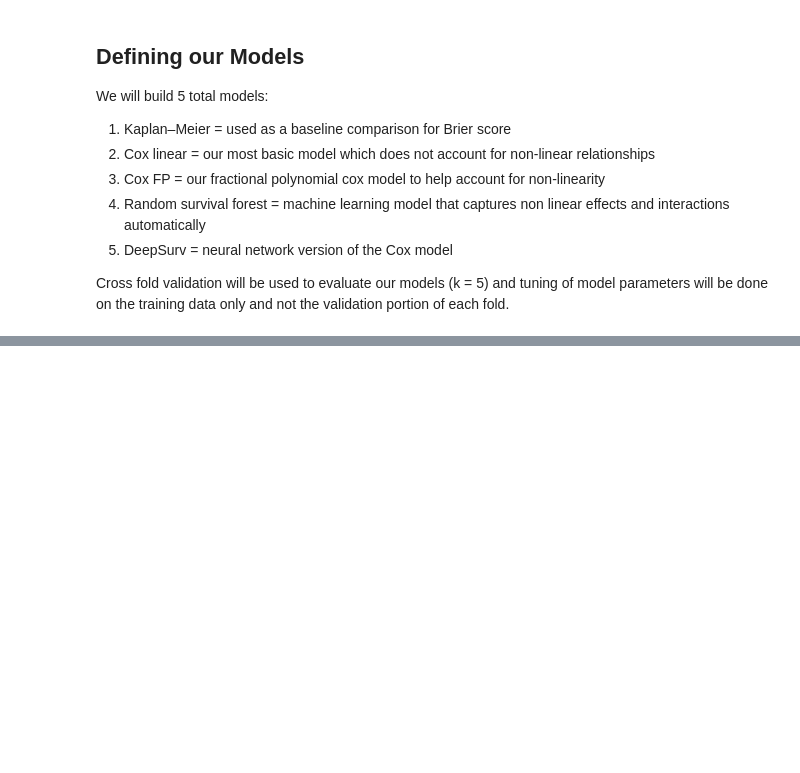
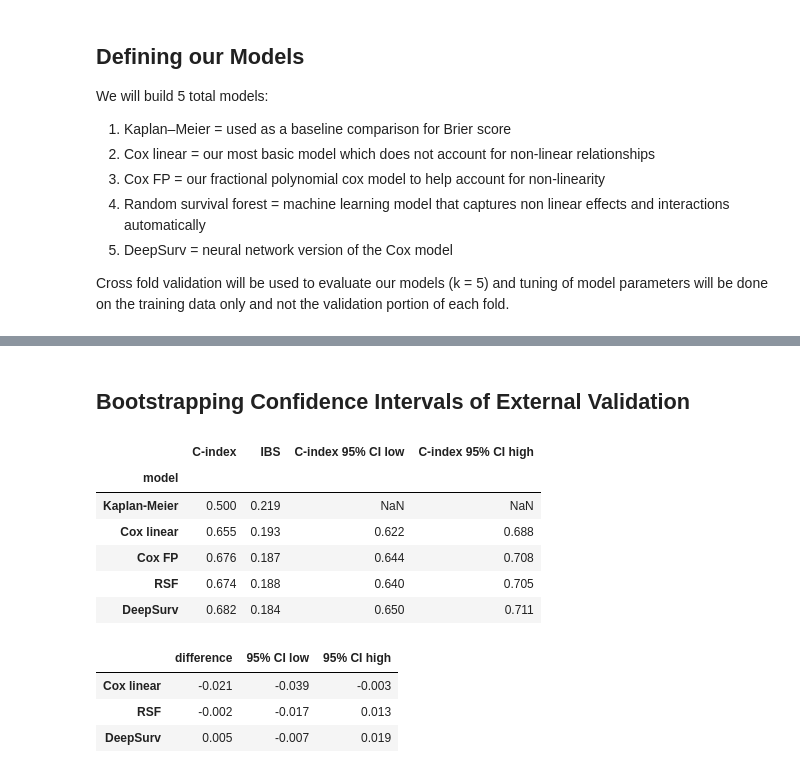
Before and after one commit to honsur/Computational-Medicine-Breast-Cancer-Project, a Jupyter notebook: Exploratory Data Analysis of Rotterdam and GBSC2.ipynb, the cells around one changed output, grey strips where cells are left out. Saved outputs shown, nothing was run; the diff lists cells and outputs as text; code cells hidden in the pictures; blank space fills up the shorter version.

```diff
--- a/Exploratory Data Analysis of Rotterdam and GBSC2.ipynb
+++ b/Exploratory Data Analysis of Rotterdam and GBSC2.ipynb
@@ -379,0 +712,12 @@ Cross fold validation will be used to evaluate our models (k = 5) and tuning of
+# %%
+# First we have to build our gbs dataset similarly to our rottedam dataset
+gbs_df["time"] = gbs_df["rfstime"].astype(float)
+gbs_df["event"] = gbs_df["status"]
+
+# we bin our sizes to the same categorical sizing, we also code our grade the same way
+gbs_df["size_20_50"] = ((gbs_df["size"] > 20) & (gbs_df["size"] <= 50)).astype(int)
+gbs_df["size_gt50"]  = (gbs_df["size"] > 50).astype(int)
+gbs_df["grade3"]     = (gbs_df["grade"] == 3).astype(int)
+
+print("Patients:", len(gbs_df), "| Events:", int(gbs_df["event"].sum()),
+      "| Longest follow-up (years):", round(gbs_df["time"].max() / 365.25, 1))
@@ -379,0 +778,47 @@ Cross fold validation will be used to evaluate our models (k = 5) and tuning of
+# %% [markdown]
+## Bootstrapping Confidence Intervals of External Validation
+# %%
+gbs_events = gbs_df["event"].values.astype(bool)
+gbs_times = gbs_df["time"].values
+
+boot_rows = []
+for b in range(1000):
+    idx = rng.choice(len(gbs_df), size=len(gbs_df), replace=True)
+    row = {}
+    for name in compare:
+        row[name] = concordance_index_censored(gbs_events[idx], gbs_times[idx], external_pred[name][idx])[0]
+    boot_rows.append(row)
+boot_gbs = pd.DataFrame(boot_rows)
+# %%
+table3 = external.set_index("model")
+
+# recompute the C-index from the same predictions the bootstrap used
+for name in compare:
+    table3.loc[name, "C-index"] = round(concordance_index_censored(gbs_events, gbs_times, external_pred[name])[0], 3)
+
+table3["C-index 95% CI low"] = boot_gbs.quantile(0.025).round(3)
+table3["C-index 95% CI high"] = boot_gbs.quantile(0.975).round(3)
+table3
+# %% [output]
+|  | C-index | IBS | C-index 95% CI low | C-index 95% CI high |
+| model |  |  |  |  |
+| Kaplan-Meier | 0.500 | 0.219 | NaN | NaN |
+| Cox linear | 0.655 | 0.193 | 0.622 | 0.688 |
+| Cox FP | 0.676 | 0.187 | 0.644 | 0.708 |
+| RSF | 0.674 | 0.188 | 0.640 | 0.705 |
+| DeepSurv | 0.682 | 0.184 | 0.650 | 0.711 |
+# %%
+#Different table
+diffs_gbs = boot_gbs.drop(columns="Cox FP").sub(boot_gbs["Cox FP"], axis=0)
+
+table4 = pd.DataFrame({
+    "difference": diffs_gbs.mean(),
+    "95% CI low": diffs_gbs.quantile(0.025),
+    "95% CI high": diffs_gbs.quantile(0.975),
+}).round(3)
+display(table4)
+# %% [output]
+|  | difference | 95% CI low | 95% CI high |
+| Cox linear | -0.021 | -0.039 | -0.003 |
+| RSF | -0.002 | -0.017 | 0.013 |
+| DeepSurv | 0.005 | -0.007 | 0.019 |
```
Also changed, not shown: parts of 20 cells of this notebook.
